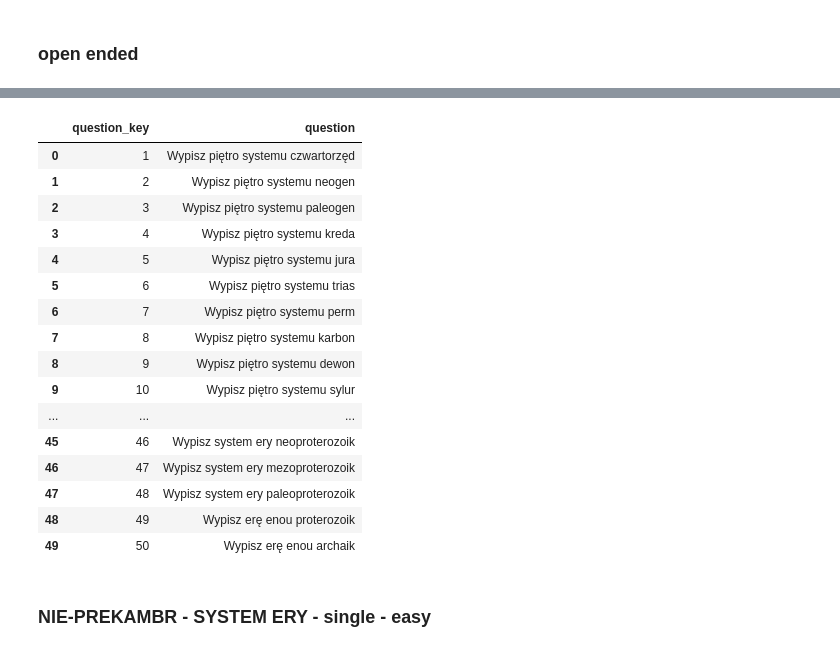
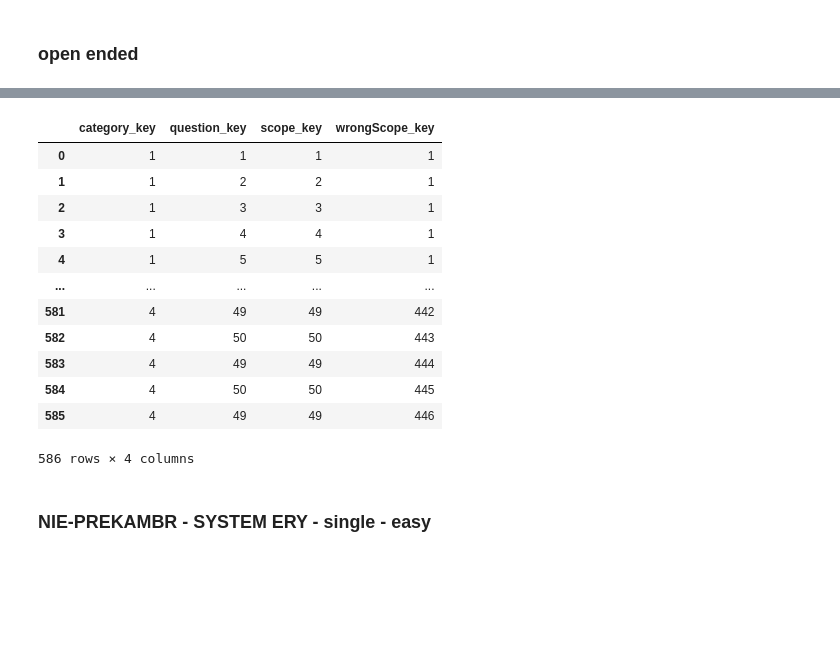
Before and after one commit to wiktorpiela/wucziapping, a Jupyter notebook: backend/question_builder/testing.ipynb, the cells around one changed output, grey strips where cells are left out. Saved outputs shown, nothing was run; the diff lists cells and outputs as text; code cells hidden in the pictures; blank space fills up the shorter version.

Commit message:
prepare_open_ended_tables method fixed and works correctly

```diff
--- a/backend/question_builder/testing.ipynb
+++ b/backend/question_builder/testing.ipynb
@@ -106,23 +102,19 @@ wrongScope
-# %%
-rem_dfs[0]
-# %% [output]
-|  | question_key | question |
-| 0 | 1 | Wypisz piętro systemu czwartorzęd |
-| 1 | 2 | Wypisz piętro systemu neogen |
-| 2 | 3 | Wypisz piętro systemu paleogen |
-| 3 | 4 | Wypisz piętro systemu kreda |
-| 4 | 5 | Wypisz piętro systemu jura |
-| 5 | 6 | Wypisz piętro systemu trias |
-| 6 | 7 | Wypisz piętro systemu perm |
-| 7 | 8 | Wypisz piętro systemu karbon |
-| 8 | 9 | Wypisz piętro systemu dewon |
-| 9 | 10 | Wypisz piętro systemu sylur |
-| ... | ... | ... |
-| 45 | 46 | Wypisz system ery neoproterozoik |
-| 46 | 47 | Wypisz system ery mezoproterozoik |
-| 47 | 48 | Wypisz system ery paleoproterozoik |
-| 48 | 49 | Wypisz erę enou proterozoik |
-| 49 | 50 | Wypisz erę enou archaik |
+# %%
+main_df
+# %% [output]
+|  | category_key | question_key | scope_key | wrongScope_key |
+| 0 | 1 | 1 | 1 | 1 |
+| 1 | 1 | 2 | 2 | 1 |
+| 2 | 1 | 3 | 3 | 1 |
+| 3 | 1 | 4 | 4 | 1 |
+| 4 | 1 | 5 | 5 | 1 |
+| ... | ... | ... | ... | ... |
+| 581 | 4 | 49 | 49 | 442 |
+| 582 | 4 | 50 | 50 | 443 |
+| 583 | 4 | 49 | 49 | 444 |
+| 584 | 4 | 50 | 50 | 445 |
+| 585 | 4 | 49 | 49 | 446 |
+586 rows × 4 columns
 # %%
 dfs_to_db = make_db_tables_from_df_open_ended(df_out)
 names = ['main_df', 'cat_df', 'scopes_df', 'wrong_scopes_df', 'quest_txt_df']
```
Also changed, not shown: parts of 1 cell of this notebook, 1 other file.
